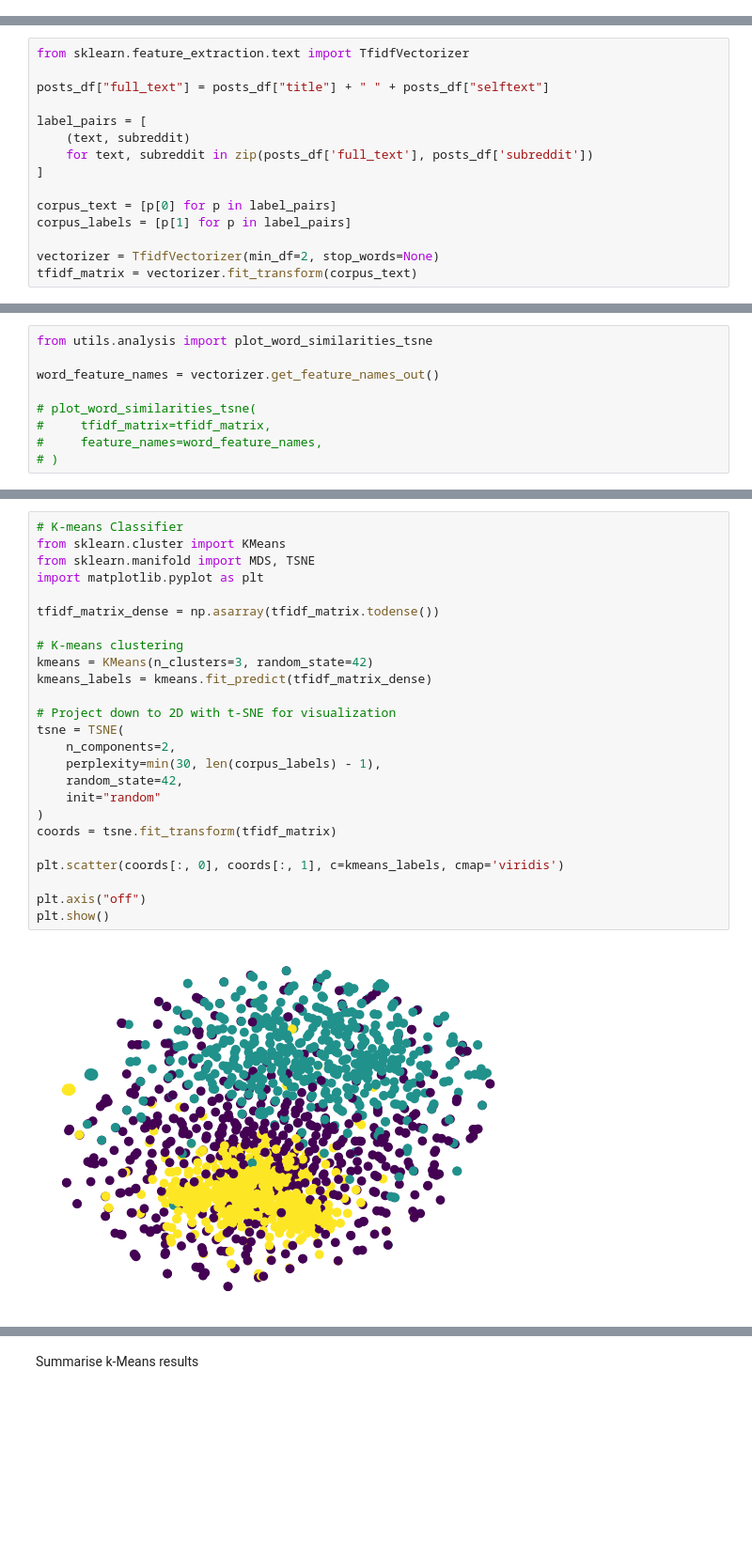
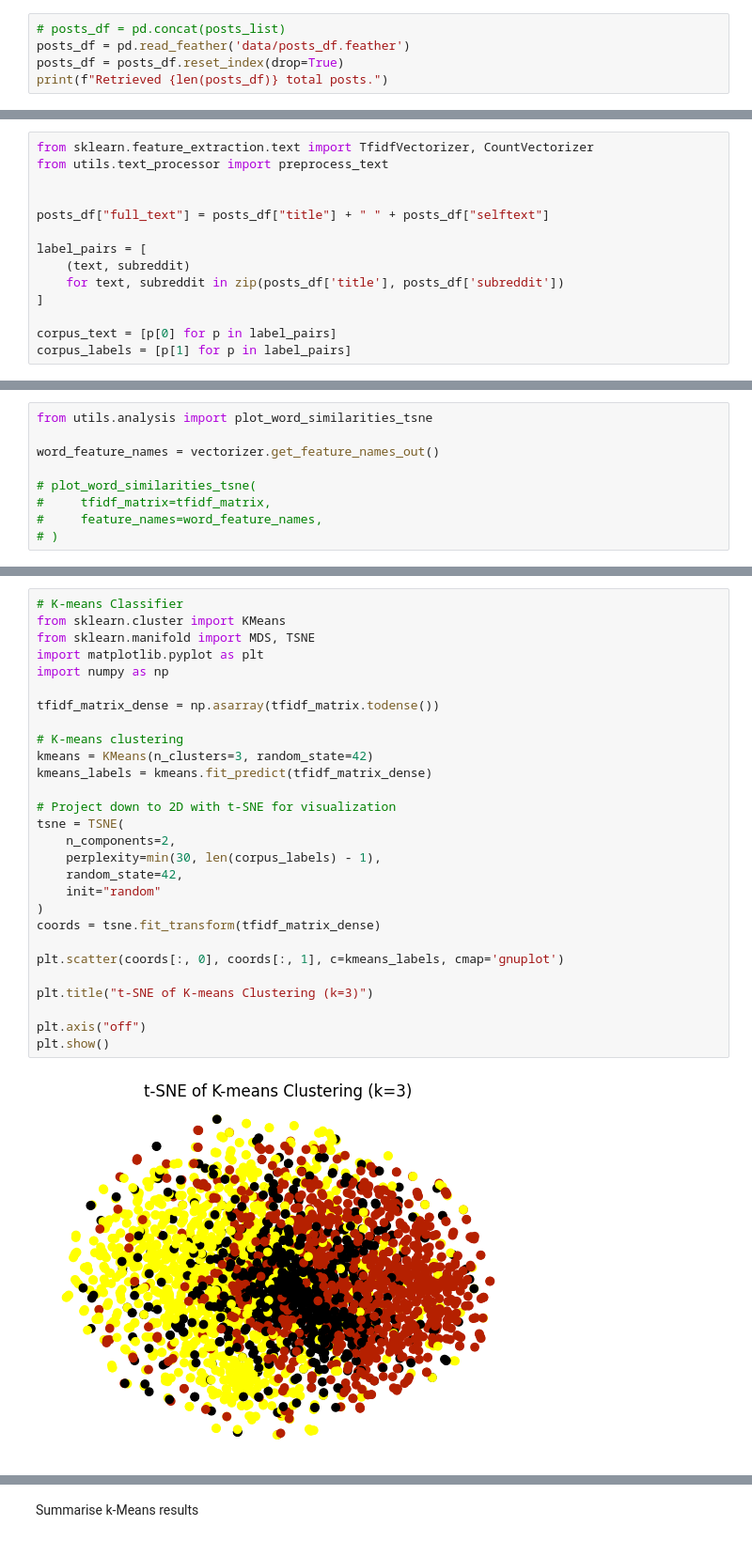
Before and after one commit to RyanOthnielKearns/oii-fsds-textanalysis, a Jupyter notebook: week4day1_lab.ipynb, the cells around one changed output, grey strips where cells are left out. Shown: that part at 94% size. Cells and saved outputs as stored; diff of their text form; blank space fills up the shorter version.

```diff
--- a/week4day1_lab.ipynb
+++ b/week4day1_lab.ipynb
@@ -62,0 +50,5 @@ Retrieved 1500 total posts.
+# %%
+# posts_df = pd.concat(posts_list)
+posts_df = pd.read_feather('data/posts_df.feather')
+posts_df = posts_df.reset_index(drop=True)
+print(f"Retrieved {len(posts_df)} total posts.")
@@ -79,15 +81,14 @@ posts_df.head()
 # %%
-from sklearn.feature_extraction.text import TfidfVectorizer
+from sklearn.feature_extraction.text import TfidfVectorizer, CountVectorizer
+from utils.text_processor import preprocess_text
+
 
 posts_df["full_text"] = posts_df["title"] + " " + posts_df["selftext"]
 
 label_pairs = [
     (text, subreddit)
-    for text, subreddit in zip(posts_df['full_text'], posts_df['subreddit'])
+    for text, subreddit in zip(posts_df['title'], posts_df['subreddit'])
 ]
 
 corpus_text = [p[0] for p in label_pairs]
 corpus_labels = [p[1] for p in label_pairs]
-
-vectorizer = TfidfVectorizer(min_df=2, stop_words=None)
-tfidf_matrix = vectorizer.fit_transform(corpus_text)
@@ -128,30 +182,33 @@ len(posts_df)
 # %%
 # K-means Classifier
 from sklearn.cluster import KMeans
 from sklearn.manifold import MDS, TSNE
 import matplotlib.pyplot as plt
+import numpy as np
 
 tfidf_matrix_dense = np.asarray(tfidf_matrix.todense())
 
 # K-means clustering
 kmeans = KMeans(n_clusters=3, random_state=42)
 kmeans_labels = kmeans.fit_predict(tfidf_matrix_dense)
 
 # Project down to 2D with t-SNE for visualization
 tsne = TSNE(
     n_components=2,
     perplexity=min(30, len(corpus_labels) - 1),
     random_state=42,
     init="random"
 )
-coords = tsne.fit_transform(tfidf_matrix)
+coords = tsne.fit_transform(tfidf_matrix_dense)
 
-plt.scatter(coords[:, 0], coords[:, 1], c=kmeans_labels, cmap='viridis')
+plt.scatter(coords[:, 0], coords[:, 1], c=kmeans_labels, cmap='gnuplot')
+
+plt.title("t-SNE of K-means Clustering (k=3)")
 
 plt.axis("off")
 plt.show()
 # %% [output]
-[figure, old version]
+[figure, new version]
 # %%
 kmeans.cluster_centers_.shape
 # %% [output]
```
Also changed, not shown: parts of 32 cells of this notebook, 3 other files.
